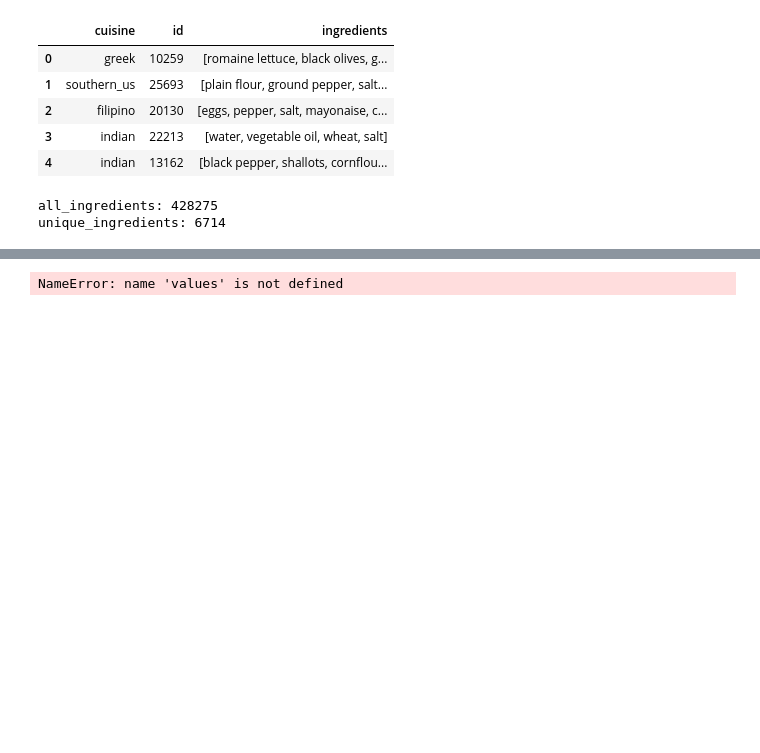
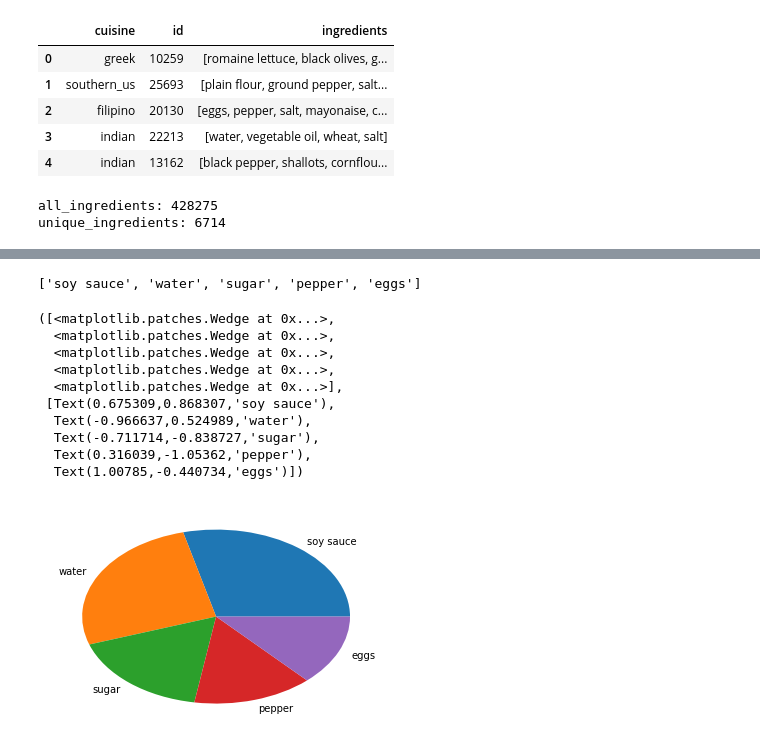
Before and after one commit to kamckeev/cuisine-query, a Jupyter notebook: cuisine_data_processing_1-anna.ipynb, the cells around one changed output, grey strips where cells are left out. Drawn from its saved outputs; the diff is of its cells as text; code cells hidden in the pictures; blank space fills up the shorter version.

Commit message:
graphic code update

```diff
--- a/cuisine_data_processing_1-anna.ipynb
+++ b/cuisine_data_processing_1-anna.ipynb
@@ -190,9 +195,22 @@ country_data = num_dict['italian']
 # %%
 country_data = num_dict['filipino']
-popIngredients= heapq.nlargest(10, country_data, key=country_data.get)
-n={x: country_data[x] for x in popIngredients}
+popIngredients= heapq.nlargest(5, country_data, key=country_data.get)
+# n={x: country_data[x] for x in popIngredients}
+popIngredients
+# %% [output]
+['soy sauce', 'water', 'sugar', 'pepper', 'eggs']
-# %%
-plt.pie([float(v) for v in values], labels=[float(k) for k in keys],
-           autopct=None)
-# %% [output]
-NameError: name 'values' is not defined
+# %%
+x= [country_data[key] for key in popIngredients]
+plt.pie(x=x, labels=popIngredients)
+# %% [output]
+([<matplotlib.patches.Wedge at 0x...>,
+  <matplotlib.patches.Wedge at 0x...>,
+  <matplotlib.patches.Wedge at 0x...>,
+  <matplotlib.patches.Wedge at 0x...>,
+  <matplotlib.patches.Wedge at 0x...>],
+ [Text(0.675309,0.868307,'soy sauce'),
+  Text(-0.966637,0.524989,'water'),
+  Text(-0.711714,-0.838727,'sugar'),
+  Text(0.316039,-1.05362,'pepper'),
+  Text(1.00785,-0.440734,'eggs')])
+[figure, added]
```
Also changed, not shown: parts of 9 cells of this notebook, 12 other files.
